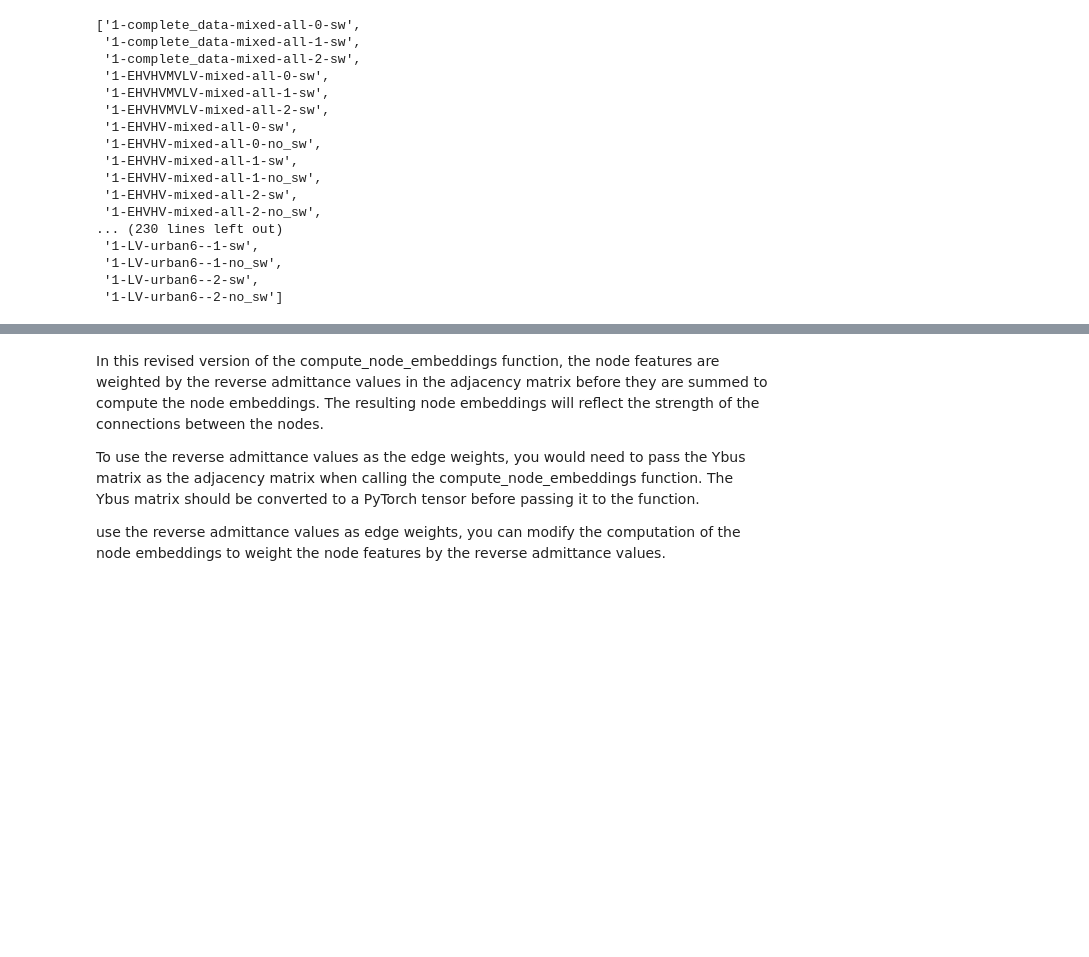
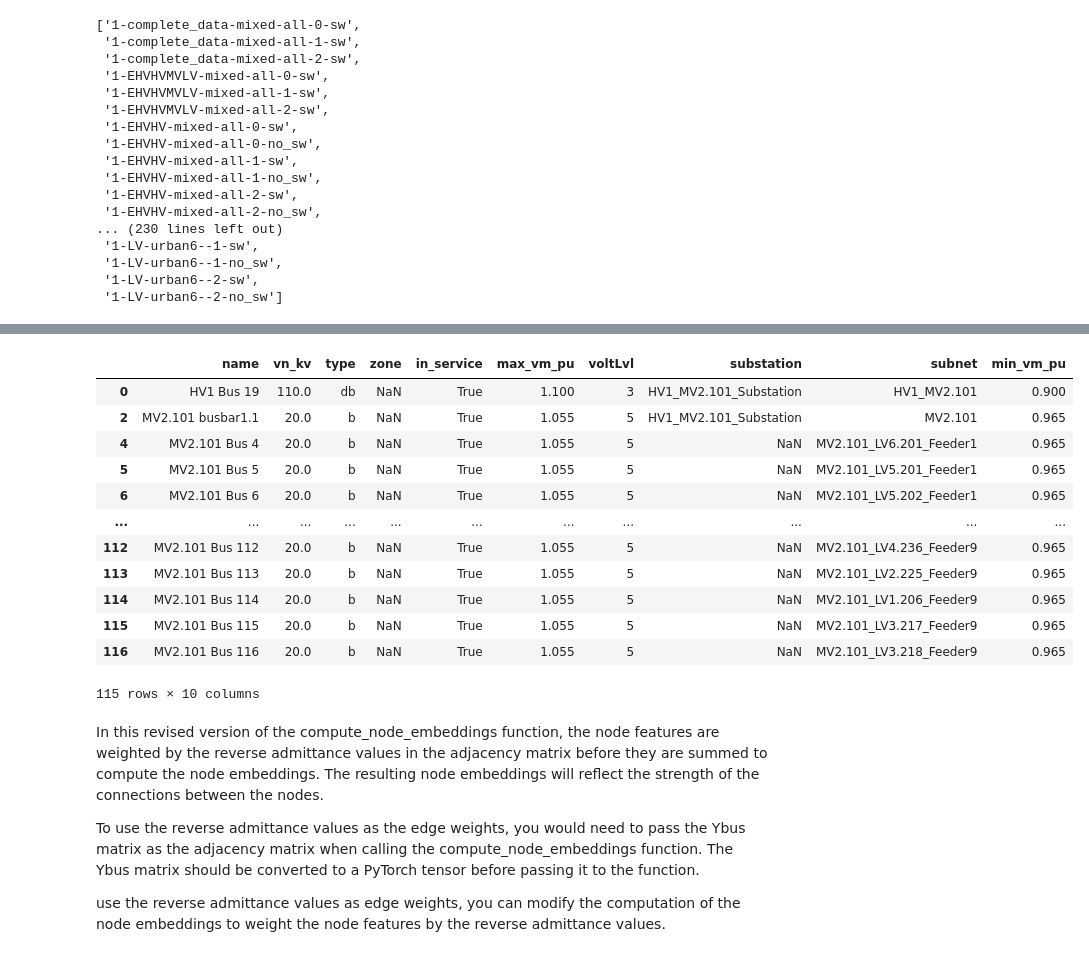
Before and after one commit to CanBayraktaroglu/OPFGNN, a Jupyter notebook: code/gnn.ipynb, the cells around one changed output, grey strips where cells are left out. Cells and saved outputs as stored; diff of their text form; code cells hidden in the pictures; blank space fills up the shorter version.

```diff
--- a/code/gnn.ipynb
+++ b/code/gnn.ipynb
@@ -78,3 +141,20 @@ all_simbench_codes
+# %%
+net = process_network(grid_4)
+net.bus
+# %% [output]
+|  | name | vn_kv | type | zone | in_service | max_vm_pu | voltLvl | substation | subnet | min_vm_pu |
+| 0 | HV1 Bus 19 | 110.0 | db | NaN | True | 1.100 | 3 | HV1_MV2.101_Substation | HV1_MV2.101 | 0.900 |
+| 2 | MV2.101 busbar1.1 | 20.0 | b | NaN | True | 1.055 | 5 | HV1_MV2.101_Substation | MV2.101 | 0.965 |
+| 4 | MV2.101 Bus 4 | 20.0 | b | NaN | True | 1.055 | 5 | NaN | MV2.101_LV6.201_Feeder1 | 0.965 |
+| 5 | MV2.101 Bus 5 | 20.0 | b | NaN | True | 1.055 | 5 | NaN | MV2.101_LV5.201_Feeder1 | 0.965 |
+| 6 | MV2.101 Bus 6 | 20.0 | b | NaN | True | 1.055 | 5 | NaN | MV2.101_LV5.202_Feeder1 | 0.965 |
+| ... | ... | ... | ... | ... | ... | ... | ... | ... | ... | ... |
+| 112 | MV2.101 Bus 112 | 20.0 | b | NaN | True | 1.055 | 5 | NaN | MV2.101_LV4.236_Feeder9 | 0.965 |
+| 113 | MV2.101 Bus 113 | 20.0 | b | NaN | True | 1.055 | 5 | NaN | MV2.101_LV2.225_Feeder9 | 0.965 |
+| 114 | MV2.101 Bus 114 | 20.0 | b | NaN | True | 1.055 | 5 | NaN | MV2.101_LV1.206_Feeder9 | 0.965 |
+| 115 | MV2.101 Bus 115 | 20.0 | b | NaN | True | 1.055 | 5 | NaN | MV2.101_LV3.217_Feeder9 | 0.965 |
+| 116 | MV2.101 Bus 116 | 20.0 | b | NaN | True | 1.055 | 5 | NaN | MV2.101_LV3.218_Feeder9 | 0.965 |
+115 rows × 10 columns
 # %%
 net = sb.get_simbench_net('1-HV-mixed--0-no_sw')#'1-HV-mixed--0-no_sw'
 # %%
```
Also changed, not shown: parts of 25 cells of this notebook, 28 other files.
